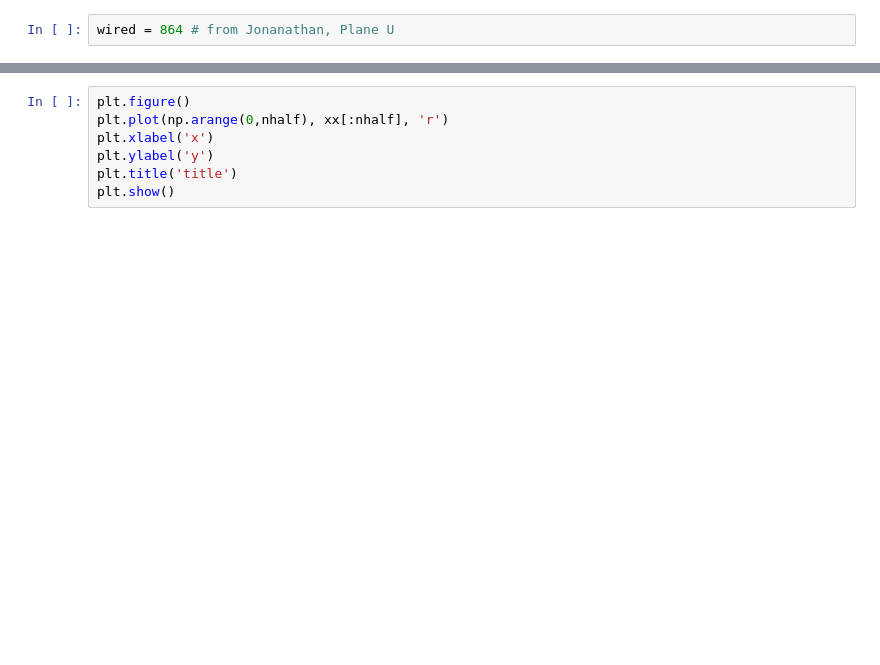
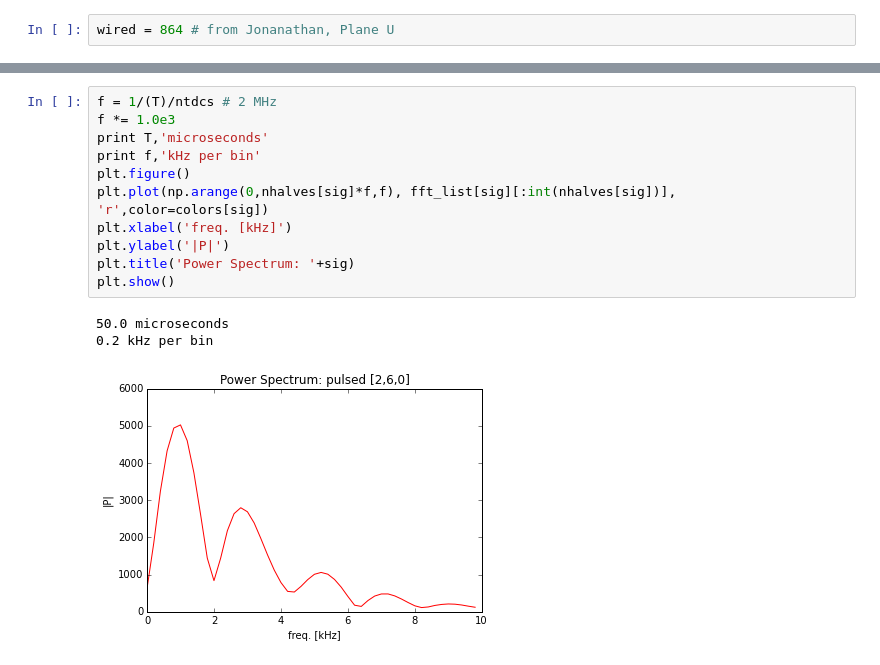
Before and after one commit to twongjirad/showstopper, a Jupyter notebook: scratch_fft.ipynb, the cells around one changed output, grey strips where cells are left out. Saved outputs shown, nothing was run; the diff lists cells and outputs as text; blank space fills up the shorter version.

```diff
--- a/scratch_fft.ipynb
+++ b/scratch_fft.ipynb
@@ -102,7 +81,15 @@ nhalf
-# %%
-plt.figure()
-plt.plot(np.arange(0,nhalf), xx[:nhalf], 'r')
-plt.xlabel('x')
-plt.ylabel('y')
-plt.title('title')
-plt.show()
+# %%
+f = 1/(T)/ntdcs # 2 MHz
+f *= 1.0e3
+print T,'microseconds'
+print f,'kHz per bin'
+plt.figure()
+plt.plot(np.arange(0,nhalves[sig]*f,f), fft_list[sig][:int(nhalves[sig])], 'r',color=colors[sig])
+plt.xlabel('freq. [kHz]')
+plt.ylabel('|P|')
+plt.title('Power Spectrum: '+sig)
+plt.show()
+# %% [output]
+50.0 microseconds
+0.2 kHz per bin
+[figure, added]
```
Also changed, not shown: parts of 13 cells of this notebook.
